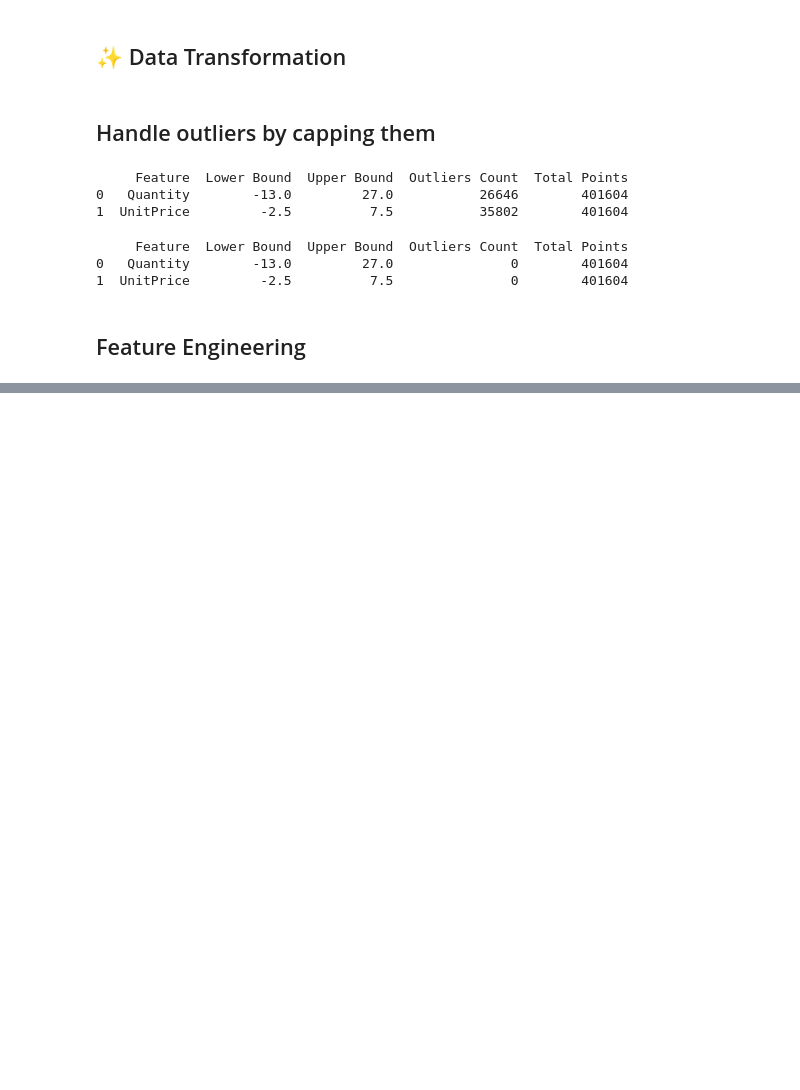
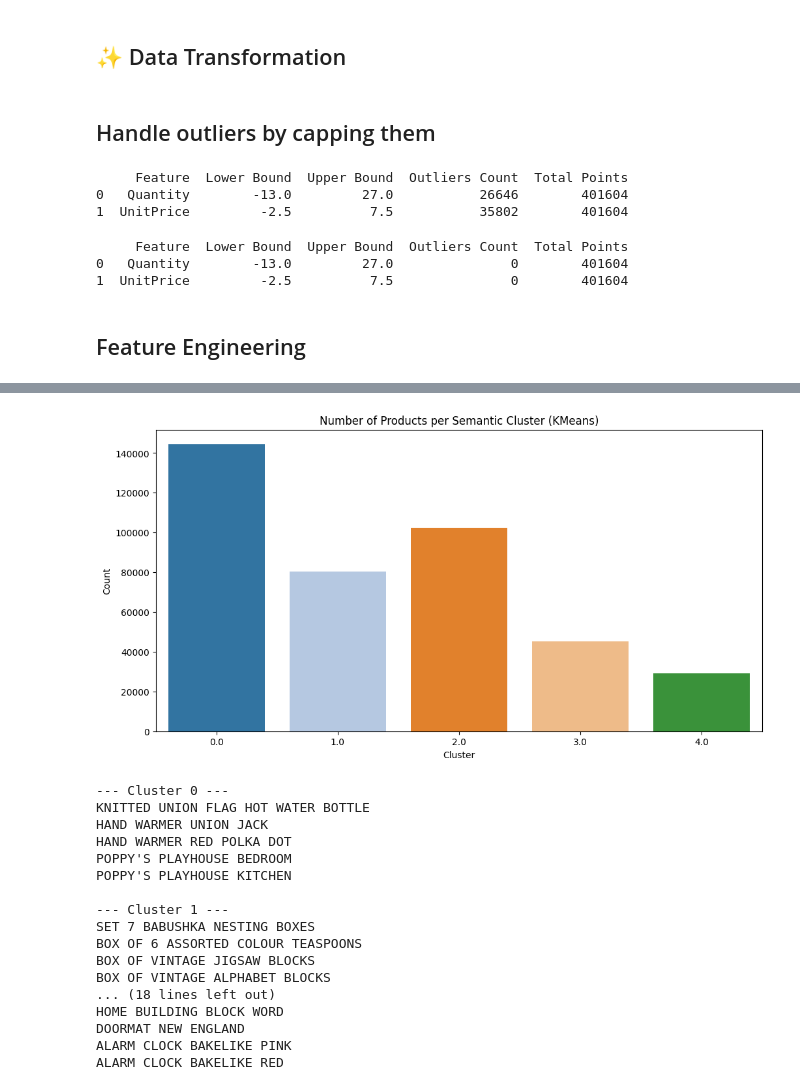
Before and after one commit to NadaManai/Customer-Lifetime-Value-Prediction-Segmentation-for-E-commerce, a Jupyter notebook: Data Preparation.ipynb, the cells around one changed output, grey strips where cells are left out. Cells and saved outputs as stored; diff of their text form; code cells hidden in the pictures; blank space fills up the shorter version.

```diff
--- a/Data Preparation.ipynb
+++ b/Data Preparation.ipynb
@@ -282,0 +355,41 @@ data.drop(columns=['CustProdCount'], inplace=True)
+# %%
+# KMeans clustering
+n_clusters = best_n_clusters
+kmeans = KMeans(n_clusters=n_clusters, random_state=42)
+cluster_labels = kmeans.fit_predict(embeddings)
+data.loc[data['Description'].notna(), 'ProductClusterSemantic'] = cluster_labels
+# %%
+# plot cluster distribution
+plt.figure(figsize=(12,6))
+sns.countplot(x='ProductClusterSemantic', data=data, palette='tab20')
+plt.title('Number of Products per Semantic Cluster (KMeans)')
+plt.xlabel('Cluster')
+plt.ylabel('Count')
+plt.show()
+
+
+# example descriptions per cluster
+for cluster_id in sorted(data['ProductClusterSemantic'].unique()):
+    print(f"\n--- Cluster {int(cluster_id)} ---")
+    examples = data[data['ProductClusterSemantic'] == cluster_id]['Description'].head(5).tolist()
+    for desc in examples:
+        print(desc)
+# %% [output]
+[figure, added]
+--- Cluster 0 ---
+KNITTED UNION FLAG HOT WATER BOTTLE
+HAND WARMER UNION JACK
+HAND WARMER RED POLKA DOT
+POPPY'S PLAYHOUSE BEDROOM
+POPPY'S PLAYHOUSE KITCHEN
+
+--- Cluster 1 ---
+SET 7 BABUSHKA NESTING BOXES
+BOX OF 6 ASSORTED COLOUR TEASPOONS
+BOX OF VINTAGE JIGSAW BLOCKS
+BOX OF VINTAGE ALPHABET BLOCKS
+... (18 lines left out)
+HOME BUILDING BLOCK WORD
+DOORMAT NEW ENGLAND
+ALARM CLOCK BAKELIKE PINK
+ALARM CLOCK BAKELIKE RED
```
Also changed, not shown: parts of 2 cells of this notebook.
